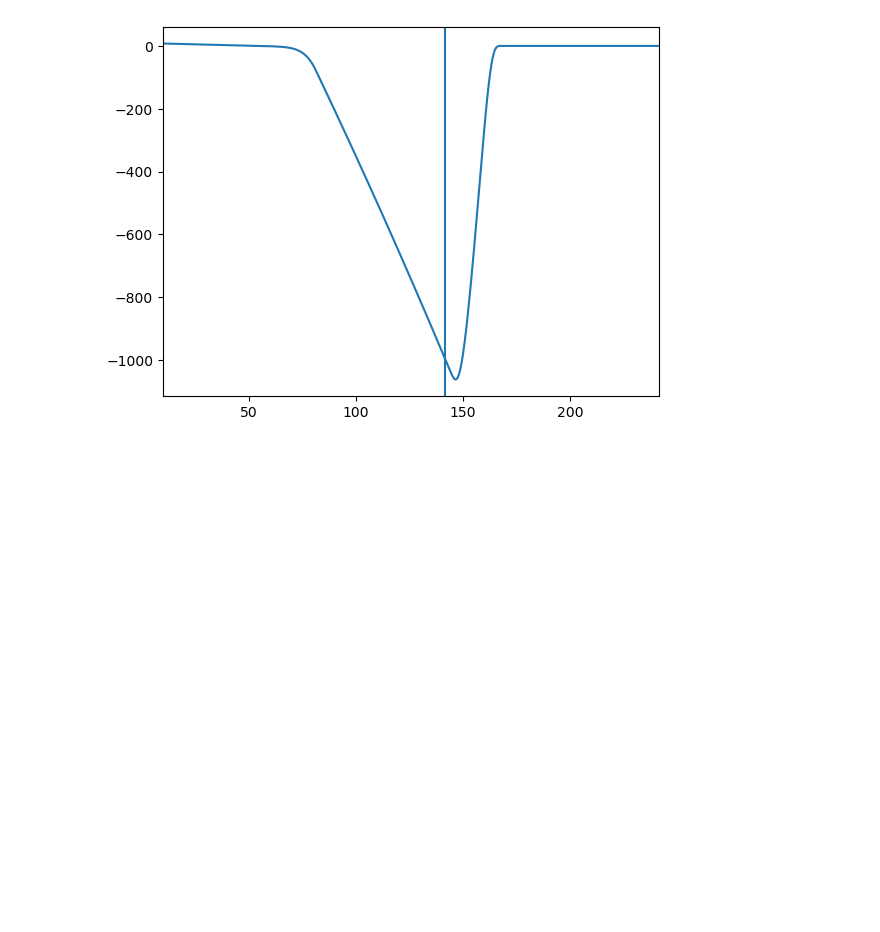
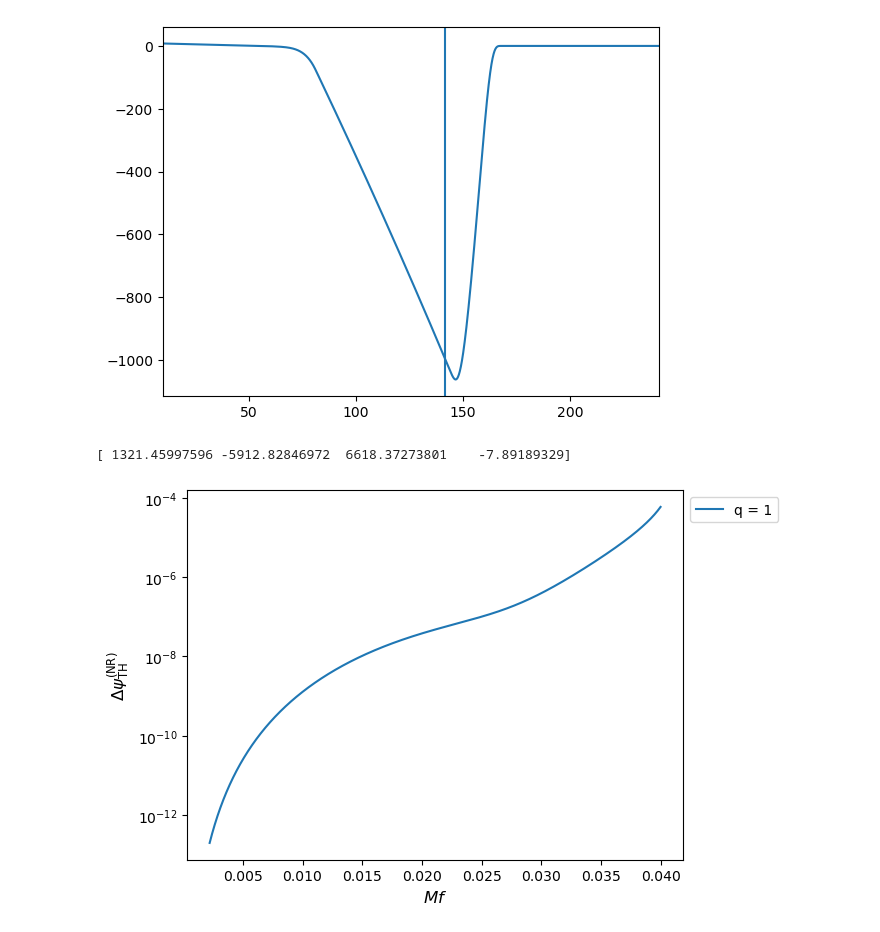
Before and after one commit to samanwaya-mukherjee/gwfit, a Jupyter notebook: notebooks/waveform_test.ipynb, the cells around one changed output. Cells and saved outputs as stored; diff of their text form; code cells hidden in the pictures; blank space fills up the shorter version.

```diff
--- a/notebooks/waveform_test.ipynb
+++ b/notebooks/waveform_test.ipynb
@@ -237,3 +315,67 @@ plt.show()
 # %% [output]
 141.52876274210044
 [figure]
+# %%
+def fit_parameters_from_nr_all(m1,m2):
+
+	beta = [
+				[37477.34749966299, -289247.10018962296, 578494.2003792459],
+				[-162359.6987223983, 1251574.962021433, -2503149.924042866],
+				[176200.9487269253, -1356660.6079112913, 2713321.2158225826],
+				[-40.91612892292342, 264.19388508910976, -528.3877701782195]
+			]
+
+	eta = m1*m2/(m1+m2)**2
+	a = np.zeros(4)
+	for i in range(4):
+		for j in range(3):
+			a[i] += beta[i][j]*eta**j
+
+	return a
+
+def dmdt_from_nr(f,m1,m2):
+
+    eta = m1*m2/(m1+m2)**2
+    Mf = (m1+m2)*urel.MTsun*f
+    v = (np.pi*Mf)**(1./3.)
+
+    a = fit_parameters_from_nr_all(m1,m2)
+    a1 = a[0]
+    a2 = a[1]
+    a3 = a[2]
+    b1 = a[3]
+
+    x1=m1/(m1+m2)
+    x2=m2/(m1+m2)
+    A = (32./5.)*(x1**4 + x2**4)
+
+    dmdt = A*eta**2*v**18*(1+eta*(a1*v+a2*v**2+a3*v**3))/(1+eta*b1*v)
+
+    return dmdt
+
+
+Ms=30
+M=Ms*urel.MTsun
+q_arr = [1]
+for q in q_arr:
+    m1=Ms*q/(1+q)
+    m2=Ms/(1+q)
+    print(fit_parameters_from_nr_all(m1,m2))
+    chi1=0
+    chi2=0
+    f_low=15
+    f_high=0.04/M #wfn.Mf_peak_td_fit(m1,m2)/M
+    delta_f=2**-6
+    f=np.arange(f_low,f_high,delta_f)
+    dmdt = dmdt_from_nr(f,m1,m2)
+    plt.plot(M*f,dmdt,label=f'q = {int(q)}')
+plt.yscale('log')
+# plt.xscale('log')
+plt.xlabel('$Mf$',fontsize=12)
+plt.ylabel('$\\Delta\psi_{\\rm TH}^{(\\rm NR)}$',fontsize=12)
+plt.legend(bbox_to_anchor=(1, 1))
+# plt.savefig('/home/samanwaya/gwfit/Plots/NR_phase.jpg')
+plt.show()
+# %% [output]
+[ 1321.45997596 -5912.82846972  6618.37273801    -7.89189329]
+[figure, added]
```
Also changed, not shown: parts of 5 cells of this notebook, 2 other files.
